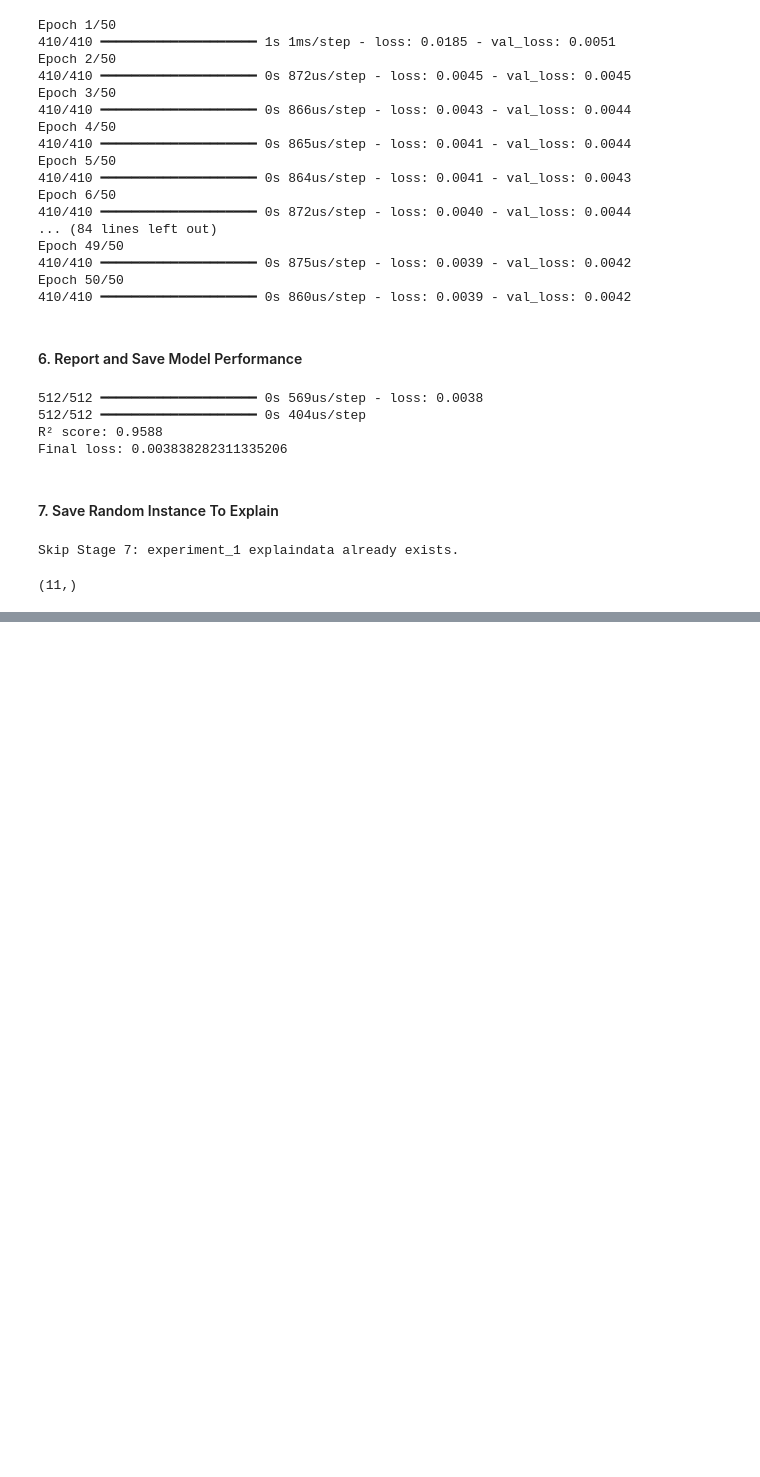
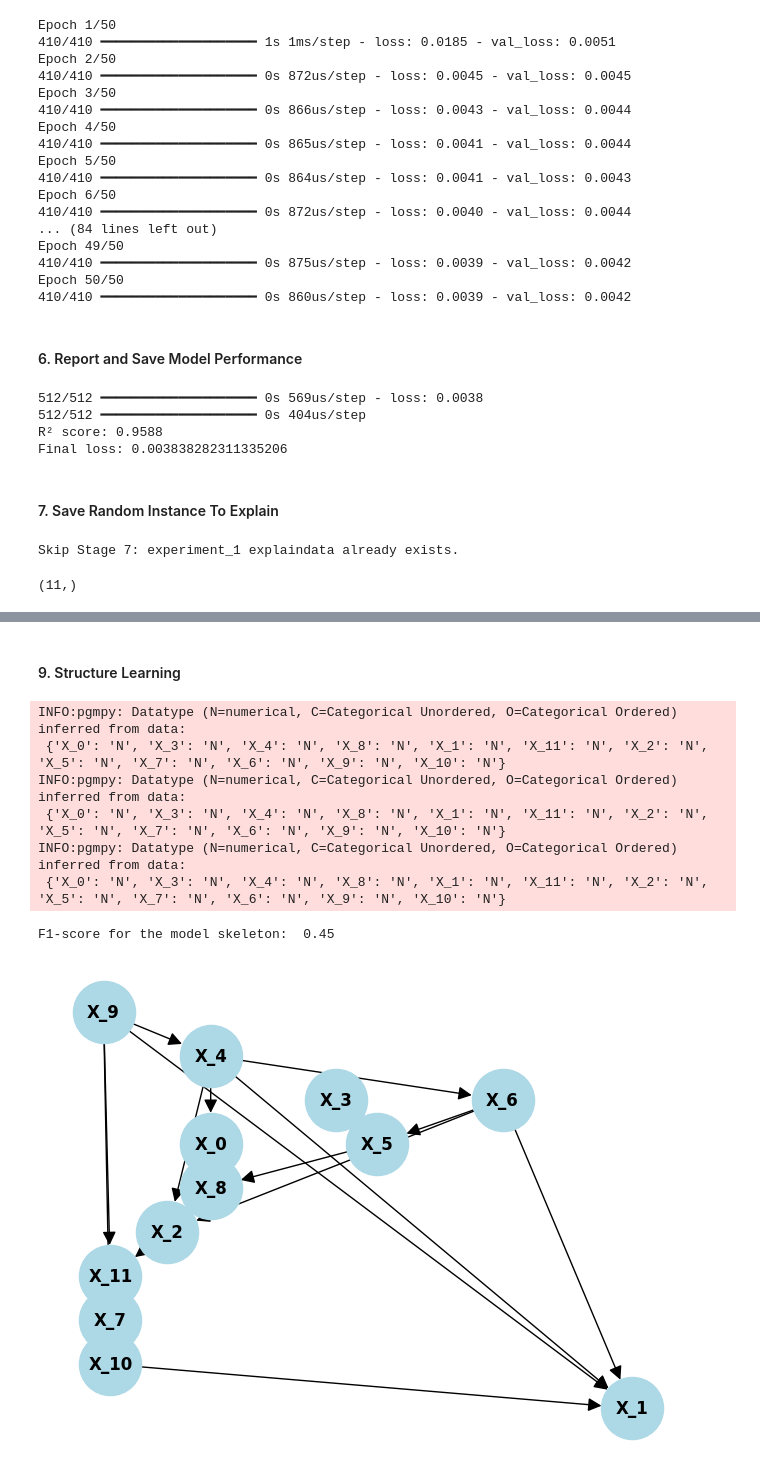
Before and after one commit to TumeloMkwambe/Honours-RP, a Jupyter notebook: playground.ipynb, the cells around one changed output, grey strips where cells are left out. Cells and saved outputs as stored; diff of their text form; code cells hidden in the pictures; blank space fills up the shorter version.

```diff
--- a/playground.ipynb
+++ b/playground.ipynb
@@ -183 +171,22 @@ def target_mask(model_loss, prediction, sample_prediction):
+# %%
+def draw_network(model) -> None:
+
+    DAG = nx.DiGraph()
+    DAG.add_nodes_from(model.nodes())
+    DAG.add_edges_from(model.edges())
+
+    pos = graphviz_layout(DAG, prog="dot")
+
+    nx.draw(
+        DAG,
+        pos,
+        with_labels = True,
+        node_size = 2000,
+        node_color = "lightblue",
+        arrowsize = 20,
+        font_size = 12,
+        font_weight = "bold"
+    )
+
+    plt.show()
 # %%
@@ -211,4 +213,4 @@ def data_generation(X_data, y_data, model, input_datapoint, model_loss, num_samp
 # %%
 explain_data = np.load(explaindata_filename)
-samples = data_generation(X, y, model, explain_data[0], loss, num_samples = 5, scale = 1)
+samples, sample_predictions = data_generation(explain_data[1], X, model, num_samples = 50, scale = 2)
 # %% [output]
@@ -216,0 +219,32 @@ samples = data_generation(X, y, model, explain_data[0], loss, num_samples = 5, s
+# %% [markdown]
+#### 9. Structure Learning
+# %%
+columns = data.columns.drop(target_node)
+dataframe = pd.DataFrame(samples, columns = columns)
+dataframe[target_node] = sample_predictions
+# %%
+def get_f1_score(estimated_model, true_model):
+    nodes = estimated_model.nodes()
+    est_adj = nx.to_numpy_array(
+        estimated_model.to_undirected(), nodelist=nodes, weight=None
+    )
+    true_adj = nx.to_numpy_array(
+        true_model.to_undirected(), nodelist=nodes, weight=None
+    )
+
+    f1 = f1_score(np.ravel(true_adj), np.ravel(est_adj))
+    print("F1-score for the model skeleton: ", f1)
+# %%
+est = HillClimbSearch(data = dataframe)
+estimated_model = est.estimate(scoring_method = "bic-g", max_indegree = 4, max_iter = int(1e4))
+get_f1_score(estimated_model, experiment.model)
+draw_network(estimated_model)
+# %% [output]
+INFO:pgmpy: Datatype (N=numerical, C=Categorical Unordered, O=Categorical Ordered) inferred from data:
+ {'X_0': 'N', 'X_3': 'N', 'X_4': 'N', 'X_8': 'N', 'X_1': 'N', 'X_11': 'N', 'X_2': 'N', 'X_5': 'N', 'X_7': 'N', 'X_6': 'N', 'X_9': 'N', 'X_10': 'N'}
+INFO:pgmpy: Datatype (N=numerical, C=Categorical Unordered, O=Categorical Ordered) inferred from data:
+ {'X_0': 'N', 'X_3': 'N', 'X_4': 'N', 'X_8': 'N', 'X_1': 'N', 'X_11': 'N', 'X_2': 'N', 'X_5': 'N', 'X_7': 'N', 'X_6': 'N', 'X_9': 'N', 'X_10': 'N'}
+INFO:pgmpy: Datatype (N=numerical, C=Categorical Unordered, O=Categorical Ordered) inferred from data:
+ {'X_0': 'N', 'X_3': 'N', 'X_4': 'N', 'X_8': 'N', 'X_1': 'N', 'X_11': 'N', 'X_2': 'N', 'X_5': 'N', 'X_7': 'N', 'X_6': 'N', 'X_9': 'N', 'X_10': 'N'}
+F1-score for the model skeleton:  0.45
+[figure, added]
```
Also changed, not shown: parts of 12 cells of this notebook.
